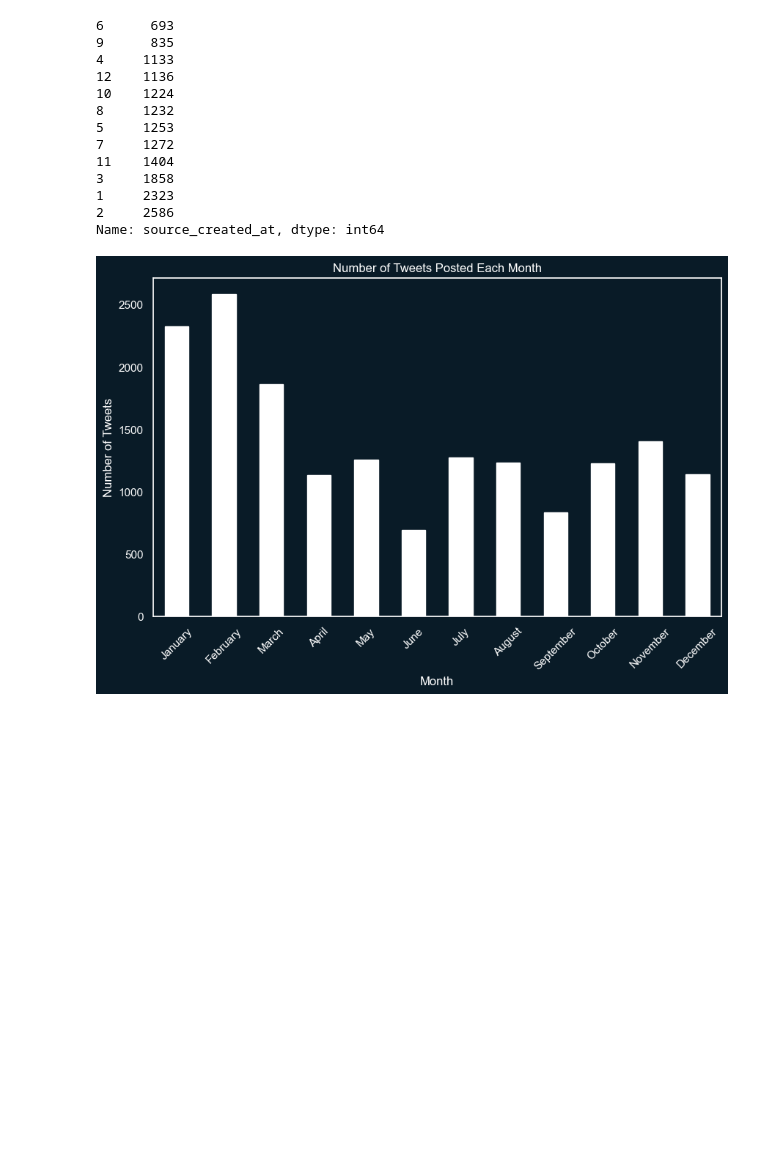
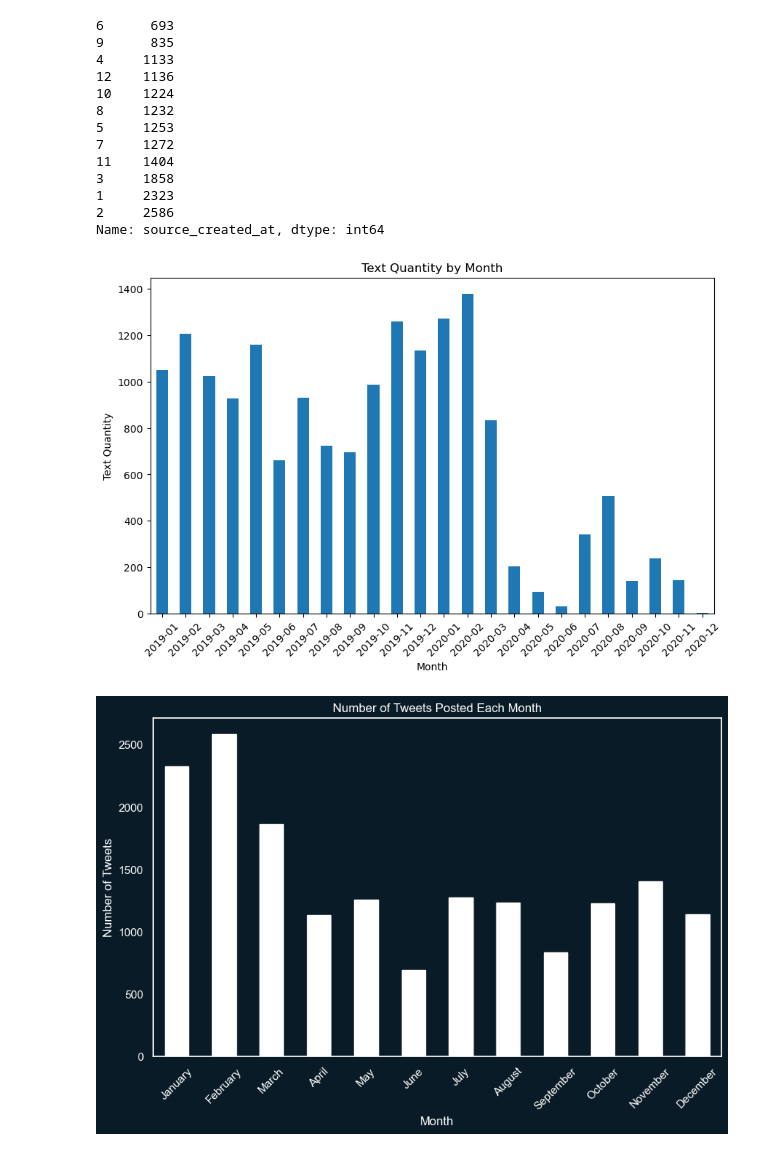
Before and after one commit to ShinuJoseph/Tweets2GPT, a Jupyter notebook: Code/Notebooks/Sprint3 - Data Understanding - Cem.ipynb, the cells around one changed output. Saved outputs shown, nothing was run; the diff lists cells and outputs as text; code cells hidden in the pictures; blank space fills up the shorter version.

```diff
--- a/Code/Notebooks/Sprint3 - Data Understanding - Cem.ipynb
+++ b/Code/Notebooks/Sprint3 - Data Understanding - Cem.ipynb
@@ -443,6 +783,29 @@ df['source_created_at'].dt.month.value_counts().sort_values()
 1     2323
 2     2586
 Name: source_created_at, dtype: int64
+# %%
+import pandas as pd
+import matplotlib.pyplot as plt
+
+# Assuming 'time' is a datetime column, if not, you may need to convert it
+df['source_created_at'] = pd.to_datetime(df['source_created_at'])
+
+# Extract the month and year from the 'time' column
+df['month'] = df['source_created_at'].dt.to_period('M')
+
+# Group by month and count the number of text entries
+monthly_counts = df.groupby('month').size()
+
+# Plot the data
+plt.figure(figsize=(10, 6))
+monthly_counts.plot(kind='bar')
+plt.title('Text Quantity by Month')
+plt.xlabel('Month')
+plt.ylabel('Text Quantity')
+plt.xticks(rotation=45)
+plt.show()
+# %% [output]
+[figure, added]
 # %%
 import pandas as pd
 import matplotlib.pyplot as plt
```
Also changed, not shown: parts of 62 cells of this notebook, 2 other files.
